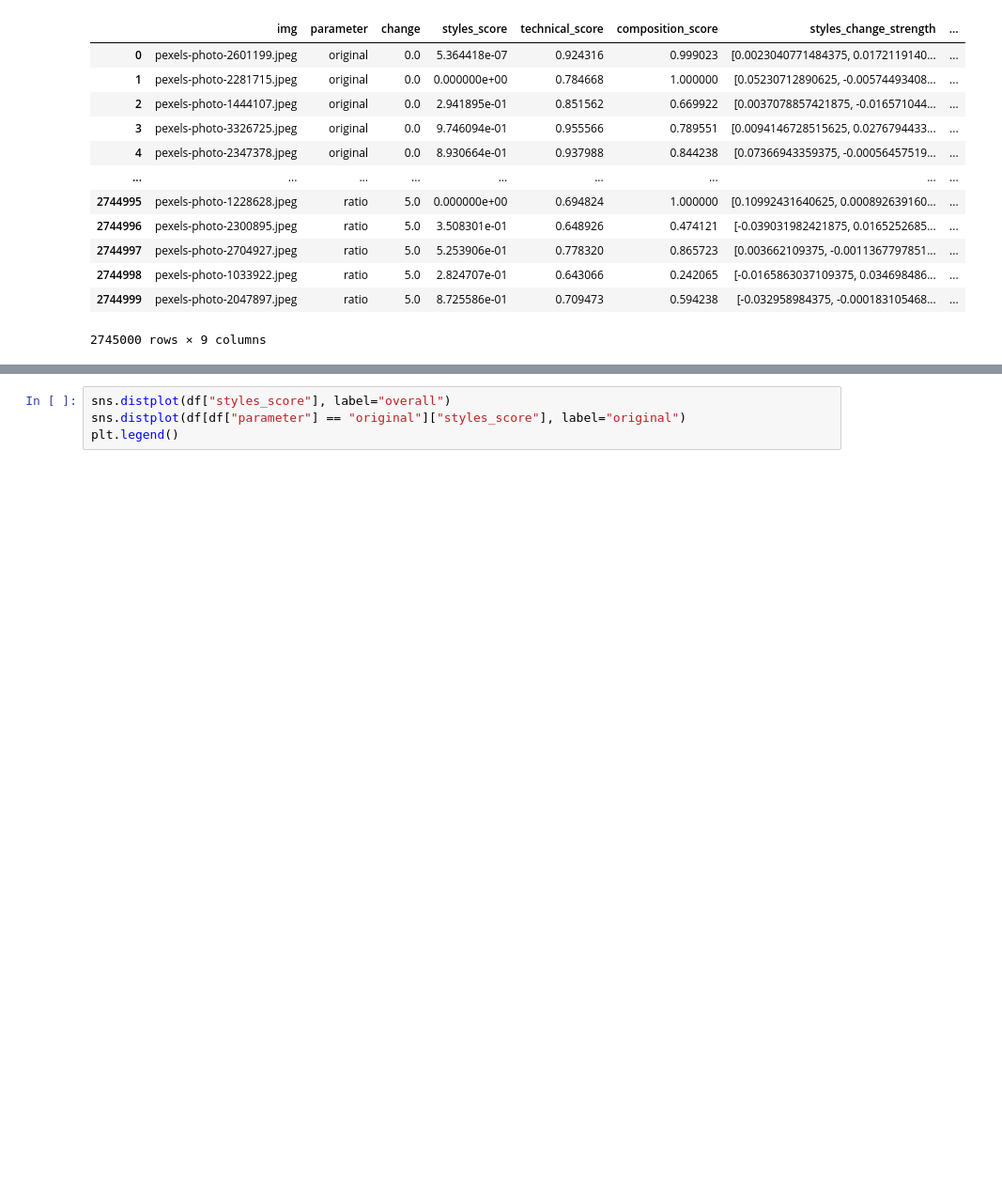
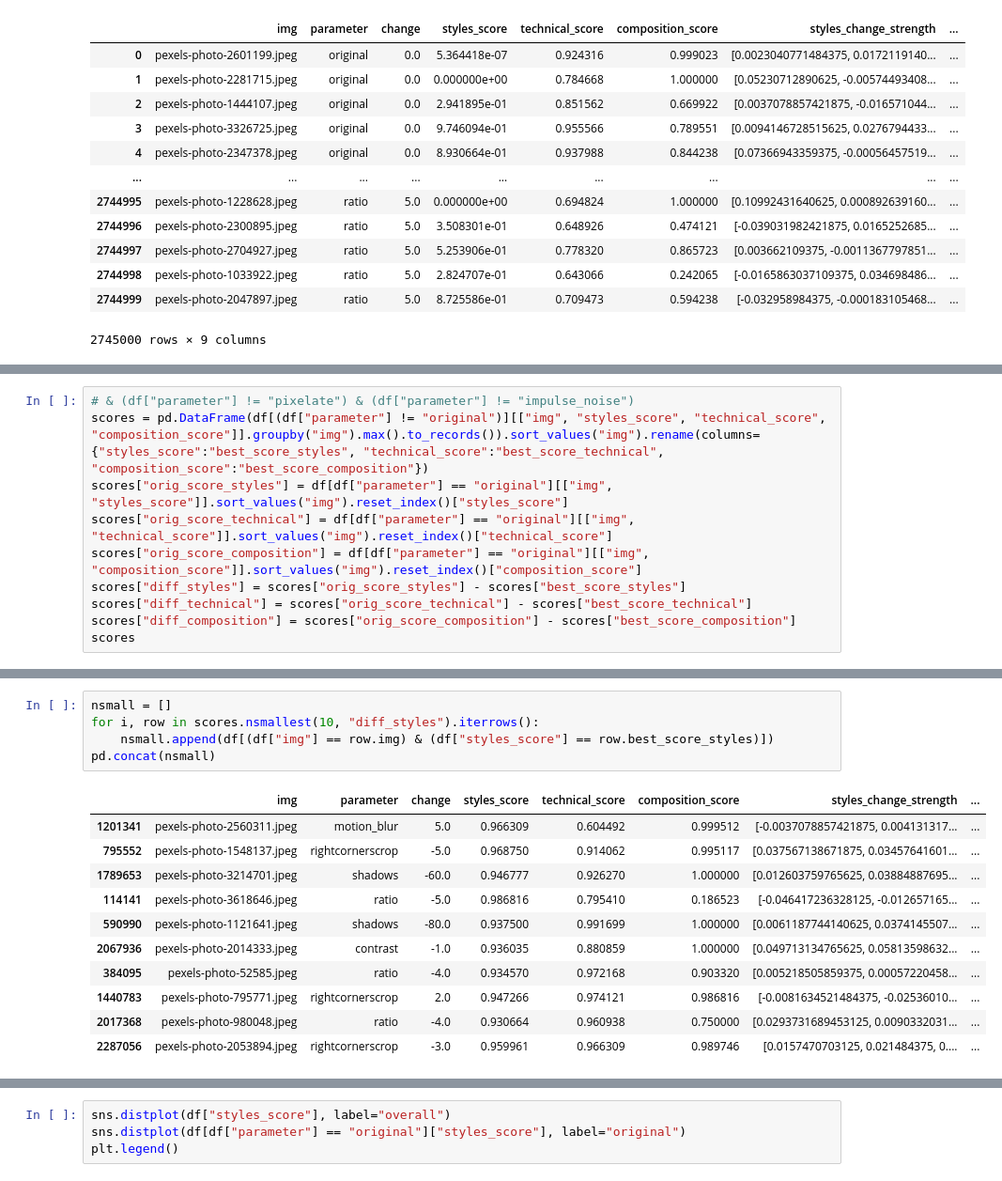
Before and after one commit to janpf/NIAA, a Jupyter notebook: analysis_code/SSMTIA_test.ipynb, the cells around one changed output, grey strips where cells are left out. Shown at 94% size. Saved outputs shown, nothing was run; the diff lists cells and outputs as text; blank space fills up the shorter version.

```diff
--- a/analysis_code/SSMTIA_test.ipynb
+++ b/analysis_code/SSMTIA_test.ipynb
@@ -40,0 +73,10 @@ df
+# %%
+# & (df["parameter"] != "pixelate") & (df["parameter"] != "impulse_noise")
+scores = pd.DataFrame(df[(df["parameter"] != "original")][["img", "styles_score", "technical_score", "composition_score"]].groupby("img").max().to_records()).sort_values("img").rename(columns={"styles_score":"best_score_styles", "technical_score":"best_score_technical", "composition_score":"best_score_composition"})
+scores["orig_score_styles"] = df[df["parameter"] == "original"][["img", "styles_score"]].sort_values("img").reset_index()["styles_score"]
+scores["orig_score_technical"] = df[df["parameter"] == "original"][["img", "technical_score"]].sort_values("img").reset_index()["technical_score"]
+scores["orig_score_composition"] = df[df["parameter"] == "original"][["img", "composition_score"]].sort_values("img").reset_index()["composition_score"]
+scores["diff_styles"] = scores["orig_score_styles"] - scores["best_score_styles"]
+scores["diff_technical"] = scores["orig_score_technical"] - scores["best_score_technical"]
+scores["diff_composition"] = scores["orig_score_composition"] - scores["best_score_composition"]
+scores
@@ -40,0 +181,17 @@ df
+# %%
+nsmall = []
+for i, row in scores.nsmallest(10, "diff_styles").iterrows():
+    nsmall.append(df[(df["img"] == row.img) & (df["styles_score"] == row.best_score_styles)])
+pd.concat(nsmall)
+# %% [output]
+|  | img | parameter | change | styles_score | technical_score | composition_score | styles_change_strength | ... |
+| 1201341 | pexels-photo-2560311.jpeg | motion_blur | 5.0 | 0.966309 | 0.604492 | 0.999512 | [-0.0037078857421875, 0.004131317... | ... |
+| 795552 | pexels-photo-1548137.jpeg | rightcornerscrop | -5.0 | 0.968750 | 0.914062 | 0.995117 | [0.037567138671875, 0.03457641601... | ... |
+| 1789653 | pexels-photo-3214701.jpeg | shadows | -60.0 | 0.946777 | 0.926270 | 1.000000 | [0.012603759765625, 0.03884887695... | ... |
+| 114141 | pexels-photo-3618646.jpeg | ratio | -5.0 | 0.986816 | 0.795410 | 0.186523 | [-0.046417236328125, -0.012657165... | ... |
+| 590990 | pexels-photo-1121641.jpeg | shadows | -80.0 | 0.937500 | 0.991699 | 1.000000 | [0.0061187744140625, 0.0374145507... | ... |
+| 2067936 | pexels-photo-2014333.jpeg | contrast | -1.0 | 0.936035 | 0.880859 | 1.000000 | [0.049713134765625, 0.05813598632... | ... |
+| 384095 | pexels-photo-52585.jpeg | ratio | -4.0 | 0.934570 | 0.972168 | 0.903320 | [0.005218505859375, 0.00057220458... | ... |
+| 1440783 | pexels-photo-795771.jpeg | rightcornerscrop | 2.0 | 0.947266 | 0.974121 | 0.986816 | [-0.0081634521484375, -0.02536010... | ... |
+| 2017368 | pexels-photo-980048.jpeg | ratio | -4.0 | 0.930664 | 0.960938 | 0.750000 | [0.0293731689453125, 0.0090332031... | ... |
+| 2287056 | pexels-photo-2053894.jpeg | rightcornerscrop | -3.0 | 0.959961 | 0.966309 | 0.989746 | [0.0157470703125, 0.021484375, 0.... | ... |
```
Also changed, not shown: parts of 16 cells of this notebook, 1 other file.
